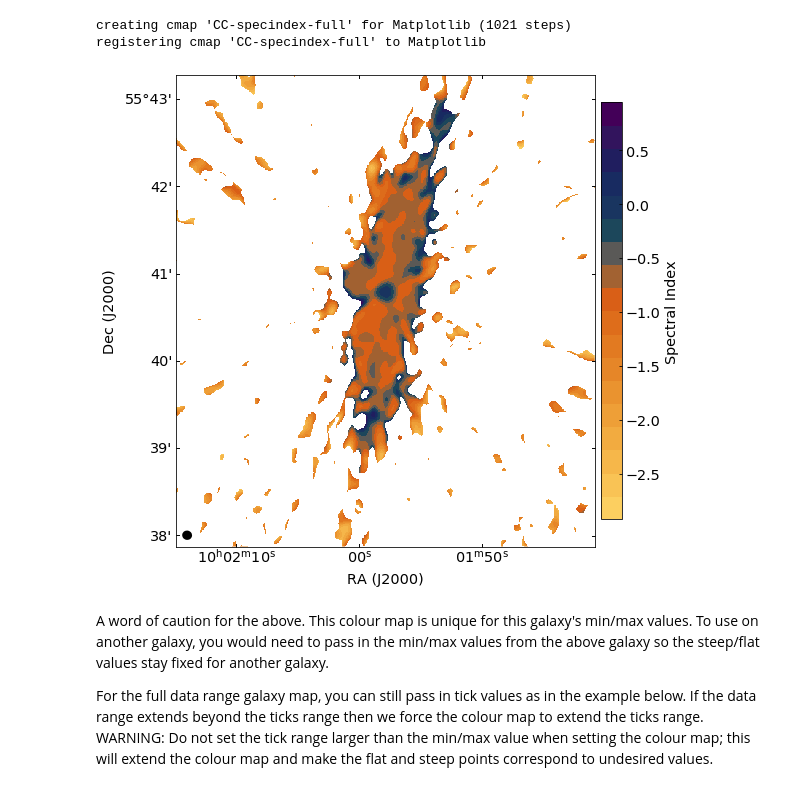
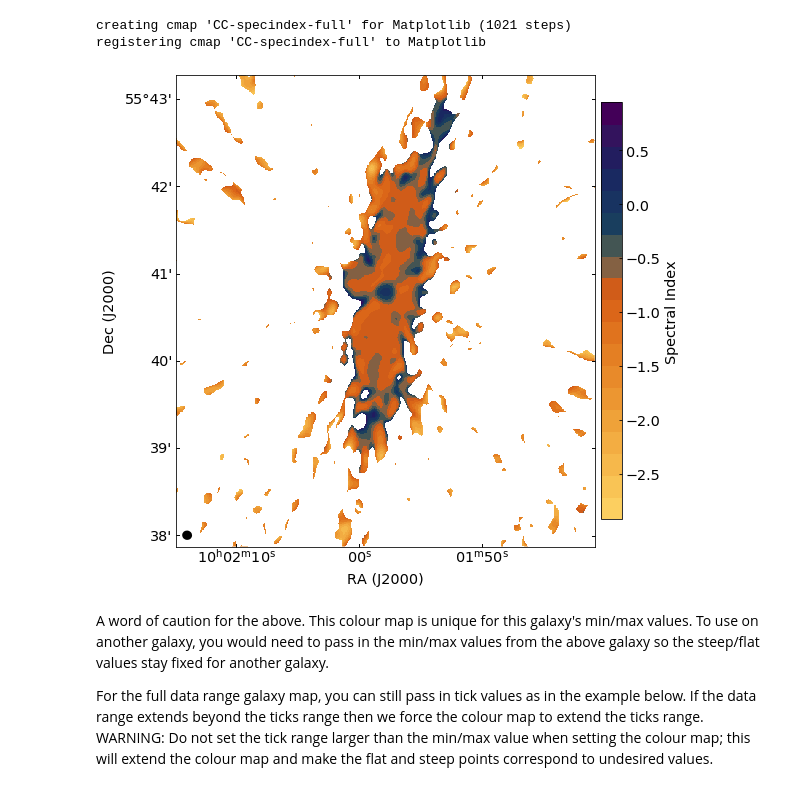
Before and after one commit to mlarichardson/CosmosCanvas, a Jupyter notebook: 1. Plot Spectral Index.ipynb, the cells around one changed output. Drawn from its saved outputs; the diff is of its cells as text; code cells hidden in the pictures.

```diff
--- a/1. Plot Spectral Index.ipynb
+++ b/1. Plot Spectral Index.ipynb
@@ -158,11 +159,11 @@ creating cmap 'CC-specindex-full' for Matplotlib (1021 steps)
 registering cmap 'CC-specindex-full' to Matplotlib
 # %%
 # Plot galaxy
-nsteps=18
+nsteps=19
 fig, ax = gal.plot_galaxy(fits_file,RA,DEC,ImgSize,shift,cmap_full,nsteps=nsteps,cb_name=cbar_name,TrimSwitch=TrimSwitch,figsize=(8,9))
 fig.savefig(plt_dir+'/plot2_gal_full.png', bbox_inches = "tight",dpi=300)
 # %% [output]
-[figure, old version]
+[figure, new version]
 # %% [markdown]
 A word of caution for the above. This colour map is unique for this galaxy's min/max values. To use on another galaxy, you would need to pass in the min/max values from the above galaxy so the steep/flat values stay fixed for another galaxy.
 
```
Also changed, not shown: parts of 6 cells of this notebook, 1 other file.
